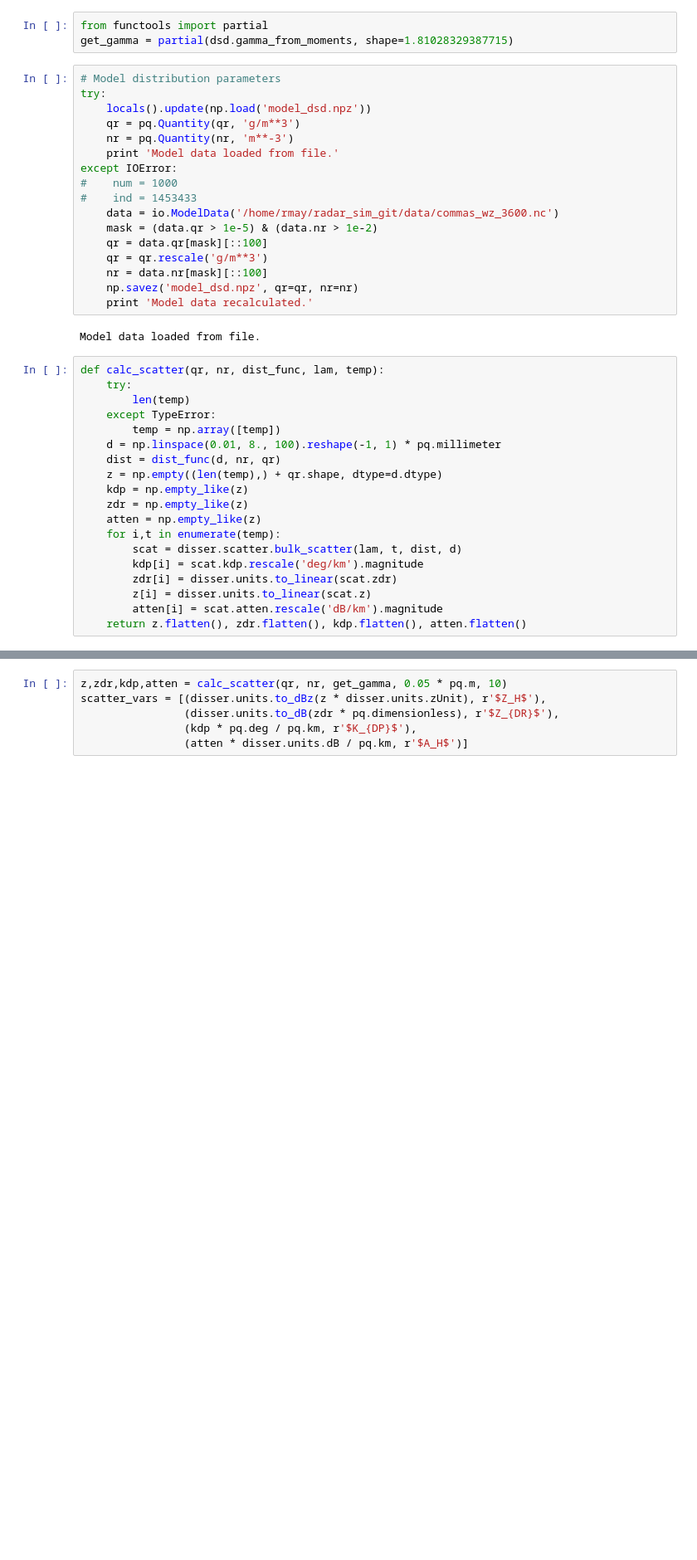
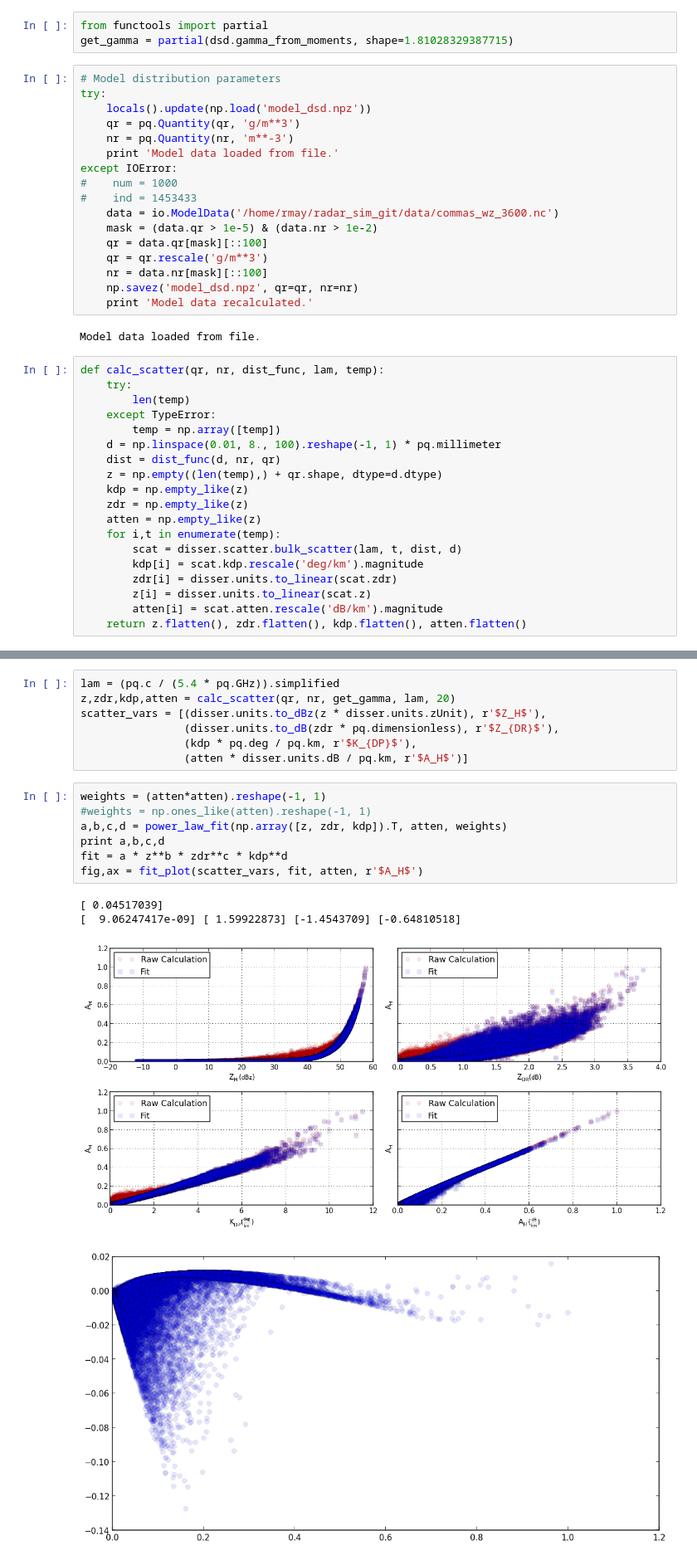
Before and after one commit to dopplershift/DissertationCode, a Jupyter notebook: notebooks/Regression.ipynb, the cells around one changed output, grey strips where cells are left out. Shown at 83% size. Cells and saved outputs as stored; diff of their text form; blank space fills up the shorter version.

```diff
--- a/notebooks/Regression.ipynb
+++ b/notebooks/Regression.ipynb
@@ -82,8 +86,21 @@ def fit_plot(x_vars, y_fit, y_truth, ylabel):
     return fig, axes
 # %%
-z,zdr,kdp,atten = calc_scatter(qr, nr, get_gamma, 0.05 * pq.m, 10)
+lam = (pq.c / (5.4 * pq.GHz)).simplified
+z,zdr,kdp,atten = calc_scatter(qr, nr, get_gamma, lam, 20)
 scatter_vars = [(disser.units.to_dBz(z * disser.units.zUnit), r'$Z_H$'),
                 (disser.units.to_dB(zdr * pq.dimensionless), r'$Z_{DR}$'),
                 (kdp * pq.deg / pq.km, r'$K_{DP}$'),
                 (atten * disser.units.dB / pq.km, r'$A_H$')]
+# %%
+weights = (atten*atten).reshape(-1, 1)
+#weights = np.ones_like(atten).reshape(-1, 1)
+a,b,c,d = power_law_fit(np.array([z, zdr, kdp]).T, atten, weights)
+print a,b,c,d
+fit = a * z**b * zdr**c * kdp**d
+fig,ax = fit_plot(scatter_vars, fit, atten, r'$A_H$')
+# %% [output]
+[ 0.04517039]
+[  9.06247417e-09] [ 1.59922873] [-1.4543709] [-0.64810518]
+[figure, added]
+[figure, added]
 # %%
```
Also changed, not shown: parts of 4 cells of this notebook.
